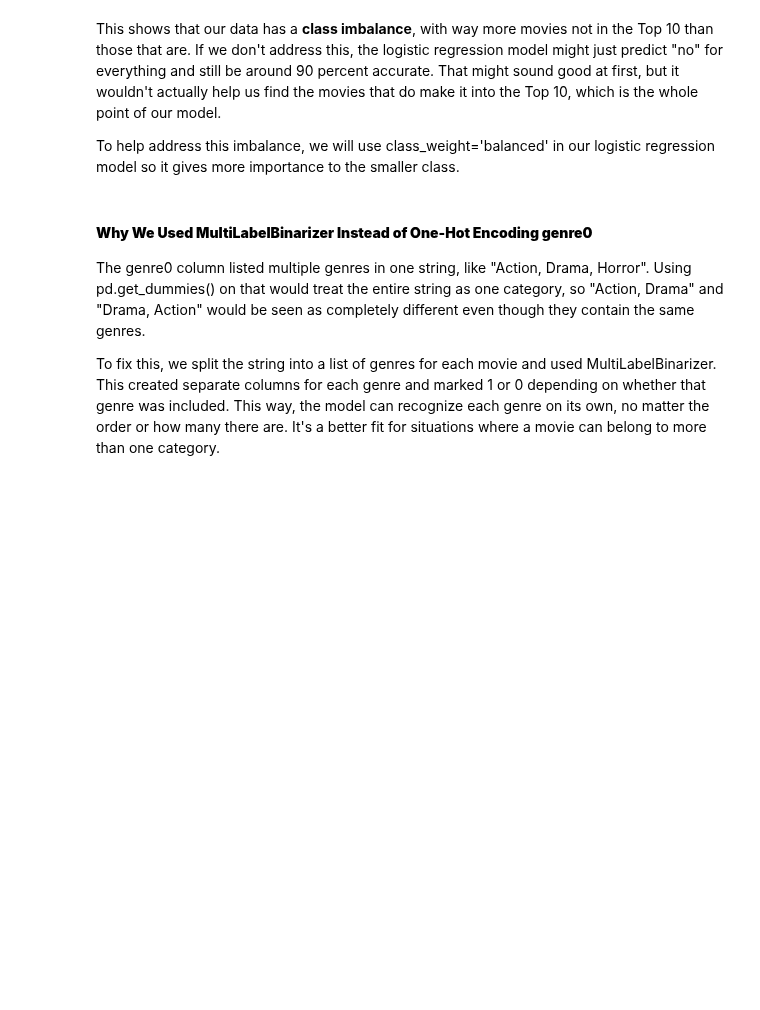
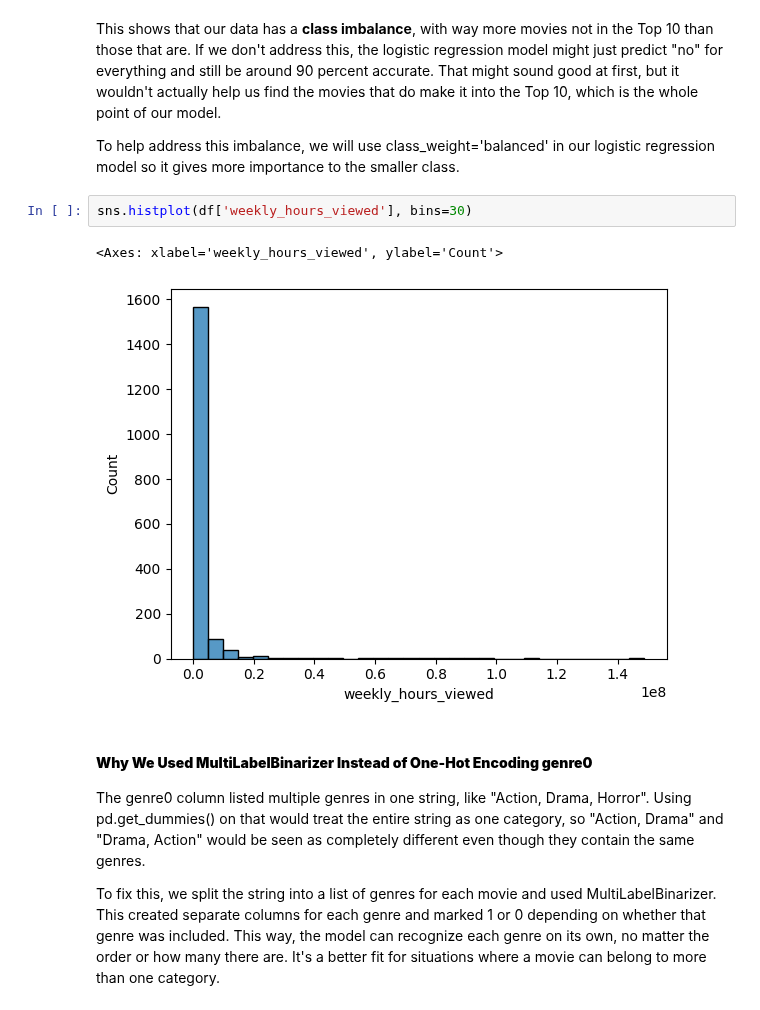
Before and after one commit to mopfun/Project_4_Grp_1, a Jupyter notebook: Netflix_Model.ipynb, the cells around one changed output. Cells and saved outputs as stored; diff of their text form; blank space fills up the shorter version.

Commit message:
investigated weekly_hours_viewed

```diff
--- a/Netflix_Model.ipynb
+++ b/Netflix_Model.ipynb
@@ -327,6 +327,11 @@ dtype: int64
 This shows that our data has a **class imbalance**, with way more movies not in the Top 10 than those that are. If we don't address this, the logistic regression model might just predict "no" for everything and still be around 90 percent accurate. That might sound good at first, but it wouldn't actually help us find the movies that do make it into the Top 10, which is the whole point of our model.
 
 To help address this imbalance, we will use class_weight='balanced' in our logistic regression model so it gives more importance to the smaller class.
+# %%
+sns.histplot(df['weekly_hours_viewed'], bins=30)
+# %% [output]
+<Axes: xlabel='weekly_hours_viewed', ylabel='Count'>
+[figure, added]
 # %% [markdown]
 #### **Why We Used MultiLabelBinarizer Instead of One-Hot Encoding genre0**
 The genre0 column listed multiple genres in one string, like "Action, Drama, Horror". Using pd.get_dummies() on that would treat the entire string as one category, so "Action, Drama" and "Drama, Action" would be seen as completely different even though they contain the same genres.
```
Also changed, not shown: parts of 35 cells of this notebook.
